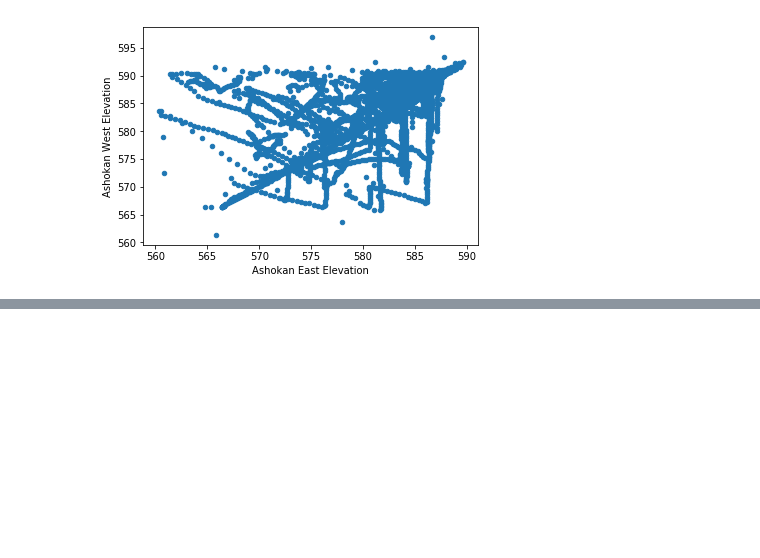
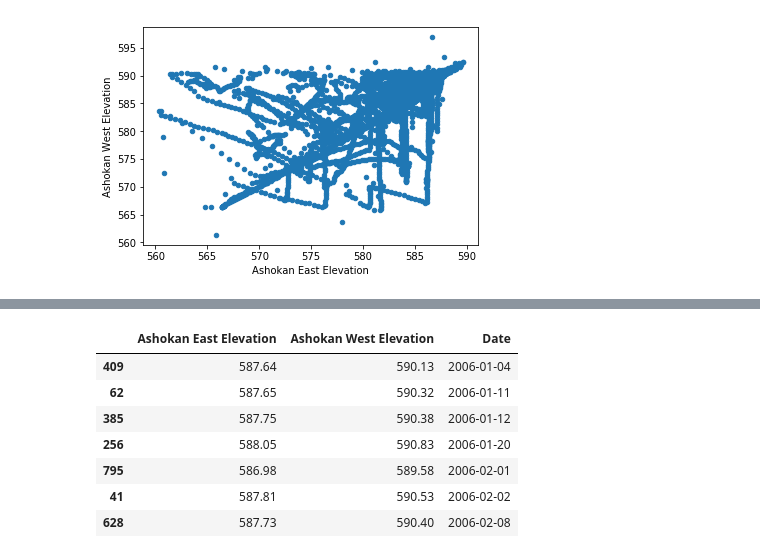
Before and after one commit to haomingsama/PUI2018_aaw329, a Jupyter notebook: HW3_aaw329/HW3_2_aaw329.ipynb, the cells around one changed output, grey strips where cells are left out. Saved outputs shown, nothing was run; the diff lists cells and outputs as text; code cells hidden in the pictures; blank space fills up the shorter version.

```diff
--- a/HW3_aaw329/HW3_2_aaw329.ipynb
+++ b/HW3_aaw329/HW3_2_aaw329.ipynb
@@ -45,0 +67,17 @@ Figure 1: scatter plot of elevation of Ashokan East and Ashokan West reservors.
+# %%
+res_lvls = res_lvls[[0,2,6]]
+res_lvls = res_lvls.sort_values(by="neversink_date")  # Sort by date since that's what we'll be plotting by
+res_lvls = res_lvls.rename(index=str, columns={"ashokan_east_elevation": "Ashokan East Elevation",
+                                               "ashokan_west_elevation": "Ashokan West Elevation",
+                                               "neversink_date": "Date"})  # Rename labels for a friendlier-looking plot
+res_lvls["Date"] = res_lvls["Date"].apply(lambda x: x.split("T")[0])  # Cut off end of dates after the "T", too
+res_lvls.head(7)
+# %% [output]
+|  | Ashokan East Elevation | Ashokan West Elevation | Date |
+| 409 | 587.64 | 590.13 | 2006-01-04 |
+| 62 | 587.65 | 590.32 | 2006-01-11 |
+| 385 | 587.75 | 590.38 | 2006-01-12 |
+| 256 | 588.05 | 590.83 | 2006-01-20 |
+| 795 | 586.98 | 589.58 | 2006-02-01 |
+| 41 | 587.81 | 590.53 | 2006-02-02 |
+| 628 | 587.73 | 590.40 | 2006-02-08 |
```
Also changed, not shown: parts of 8 cells of this notebook.
